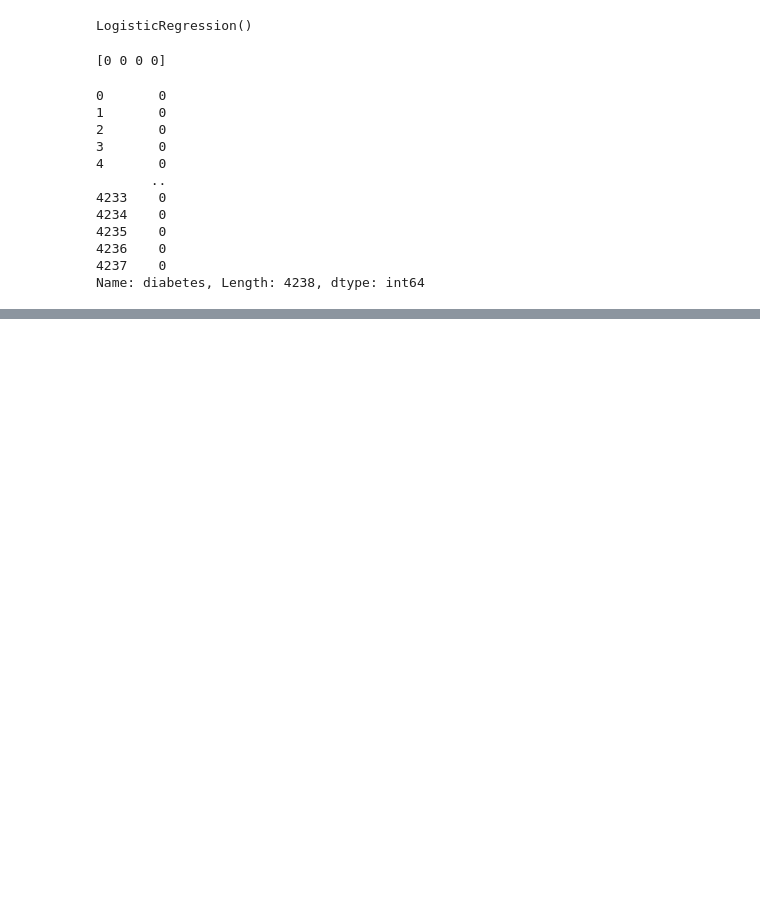
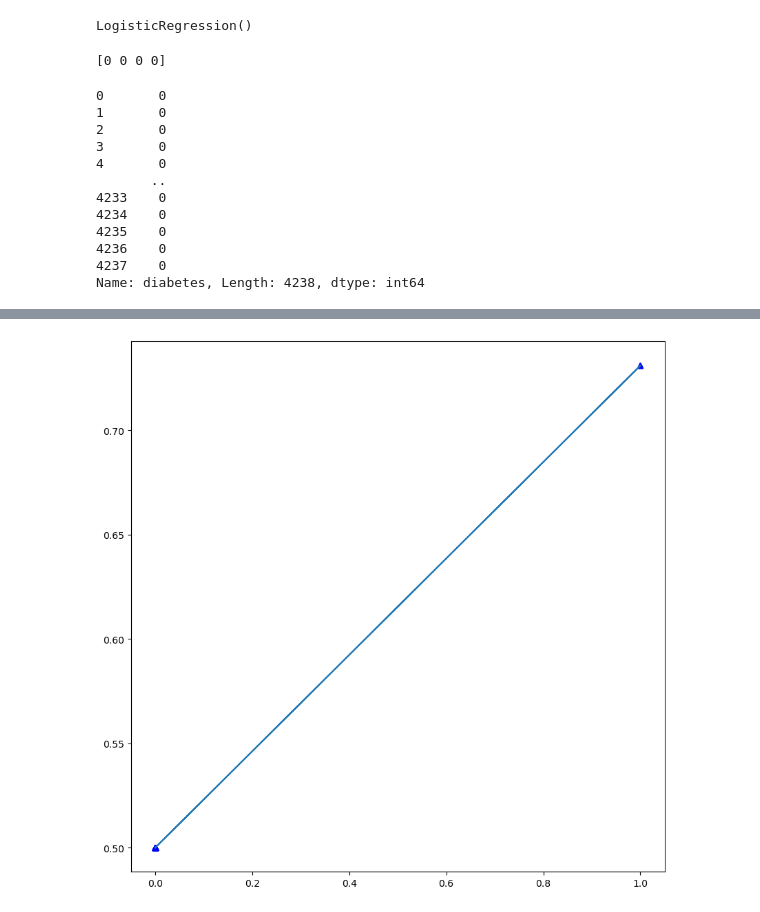
Before and after one commit to juancifu09/Analisi_Datos, a Jupyter notebook: Regresion_Logistica/Regresion_Logistica.ipynb, the cells around one changed output, grey strips where cells are left out. Drawn from its saved outputs; the diff is of its cells as text; code cells hidden in the pictures; blank space fills up the shorter version.

Commit message:
agregar regresion logistica

```diff
--- a/Regresion_Logistica/Regresion_Logistica.ipynb
+++ b/Regresion_Logistica/Regresion_Logistica.ipynb
@@ -241,0 +242,6 @@ weighted avg       0.99      0.99      0.99       848
+# %%
+plt.plot(predicciones,1/(1+(math.e**(-predicciones))),'b^')
+plt.plot(y,1/(1+(math.e**(-y))))
+plt.savefig("Regresion_Logistica")
+# %% [output]
+[figure, added]
```
Also changed, not shown: parts of 14 cells of this notebook, 1 other file.
